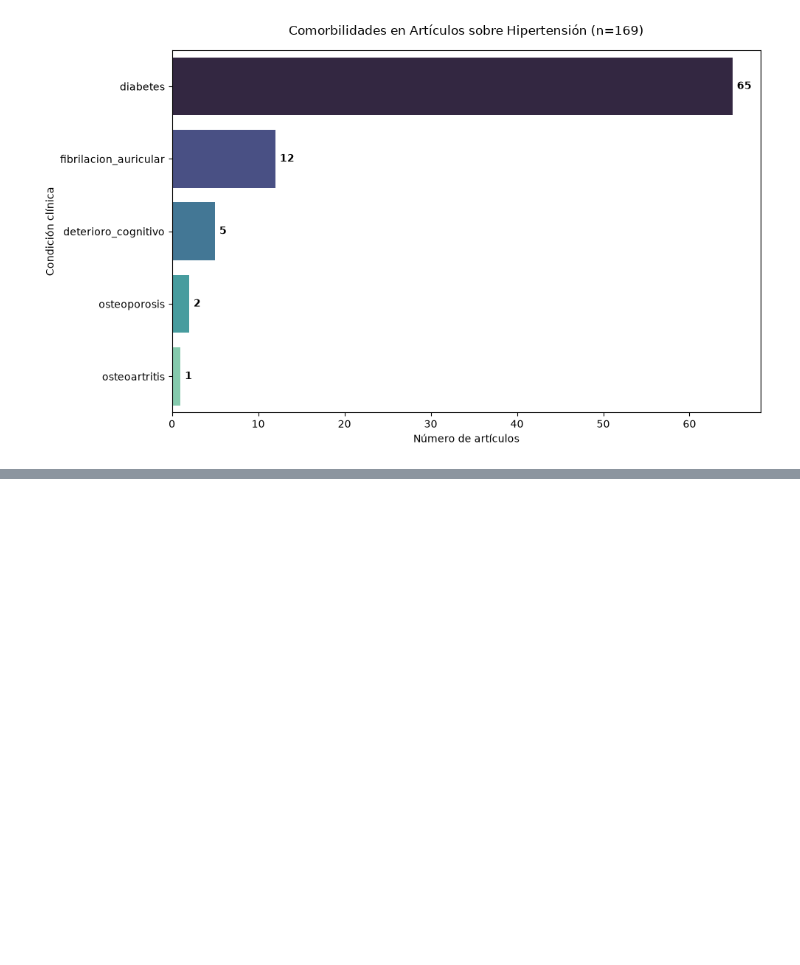
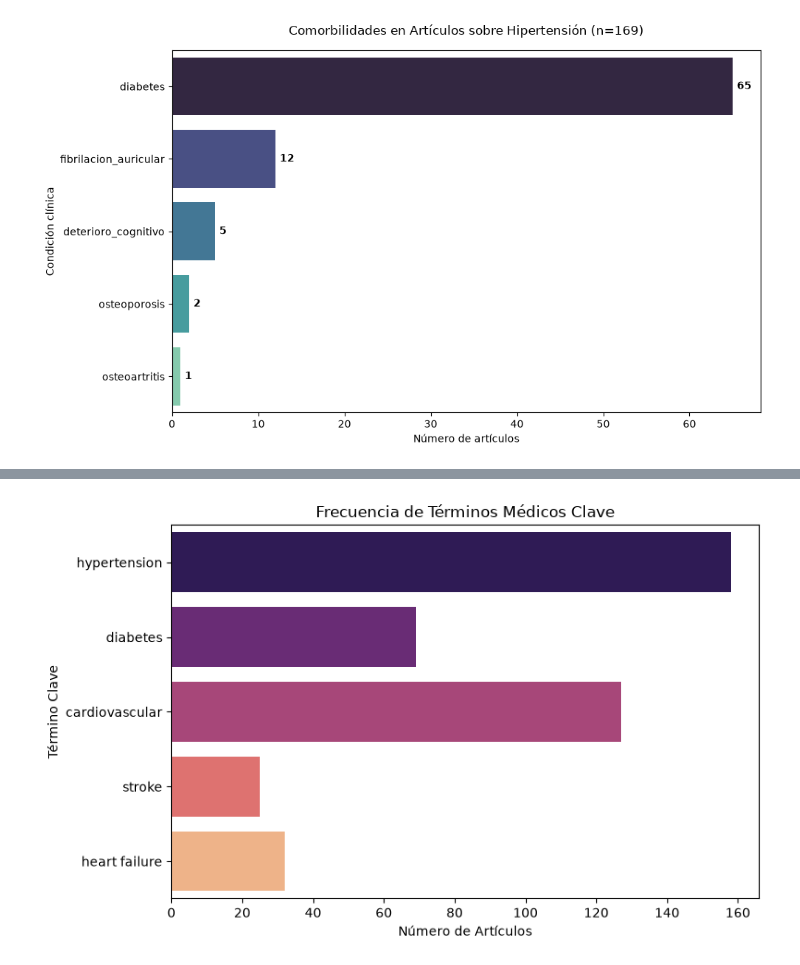
Before and after one commit to anacolinaarismendi/CardioResearch, a Jupyter notebook: notebooks/eda_cardiovascular.ipynb, the cells around one changed output, grey strips where cells are left out. Saved outputs shown, nothing was run; the diff lists cells and outputs as text; code cells hidden in the pictures; blank space fills up the shorter version.

```diff
--- a/notebooks/eda_cardiovascular.ipynb
+++ b/notebooks/eda_cardiovascular.ipynb
@@ -45,0 +135,26 @@ plt.show()
+# %%
+# Definición de términos médicos clave
+keywords = ['hypertension', 'diabetes', 'cardiovascular', 'stroke', 'heart failure']
+
+# Conteo de frecuencia en los abstracts
+keyword_counts = {
+    kw: df['abstract'].str.contains(kw, case=False, na=False, regex=False).sum()
+    for kw in keywords
+}
+
+# Visualización
+plt.figure(figsize=(8, 5))
+sns.barplot(
+    x=list(keyword_counts.values()),
+    y=list(keyword_counts.keys()),
+    hue=list(keyword_counts.keys()),
+    palette='magma',
+    legend=False
+)
+plt.title('Frecuencia de Términos Médicos Clave')
+plt.xlabel('Número de Artículos')
+plt.ylabel('Término Clave')
+plt.tight_layout()
+plt.show()
+# %% [output]
+[figure, added]
```
Also changed, not shown: parts of 6 cells of this notebook, 5 other files.
